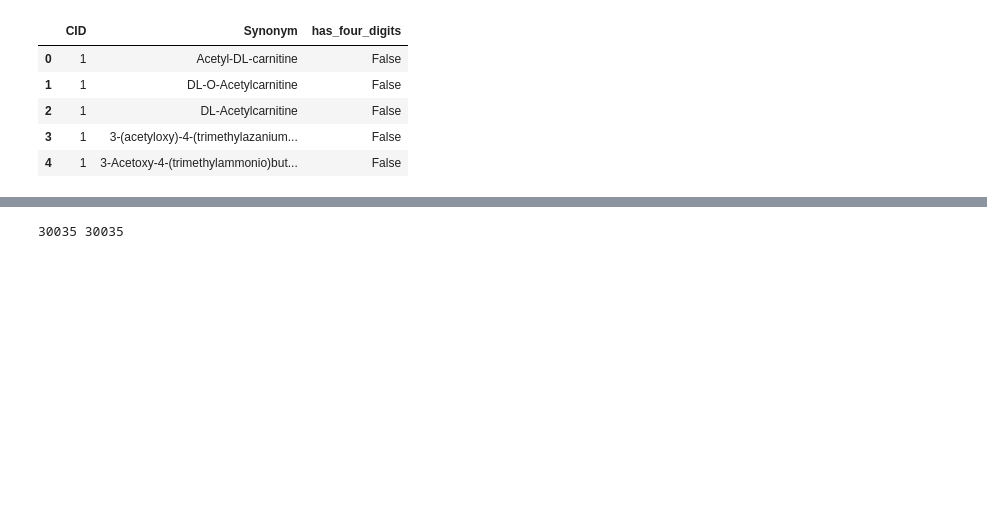
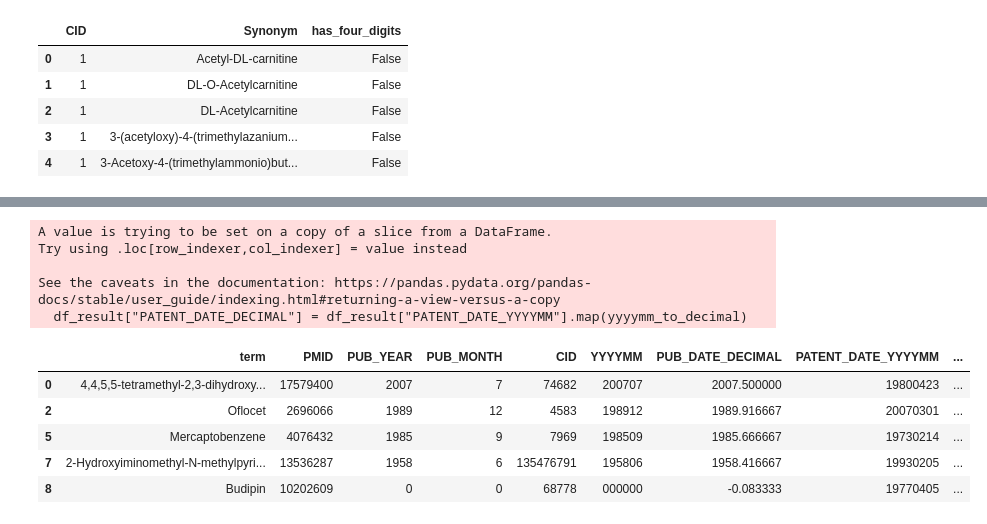
Before and after one commit to YoheiOhto/patent_time_split, a Jupyter notebook: notebook/experiment/10-search_pubmed.ipynb, the cells around one changed output, grey strips where cells are left out. Cells and saved outputs as stored; diff of their text form; code cells hidden in the pictures; blank space fills up the shorter version.

```diff
--- a/notebook/experiment/10-search_pubmed.ipynb
+++ b/notebook/experiment/10-search_pubmed.ipynb
@@ -235,4 +134,26 @@ for key in result_dict.keys():
-# %%
-print(len(X), len(y))
-# %% [output]
-30035 30035
+# %%
+df_result["CID"] = df_result["term"].map(synonym_cid)
+df_result["YYYYMM"] = df_result["PUB_YEAR"].astype(str).str.zfill(4) + df_result["PUB_MONTH"].astype(str).str.zfill(2)
+df_result["PUB_DATE_DECIMAL"] = df_result["YYYYMM"].apply(yyyymm_to_decimal)
+# %%
+cid_date_yyyymm = {cid: decimal_year_to_yyyymmdd(date) for cid, date in cid_date.items()}
+df_result["PATENT_DATE_YYYYMM"] = df_result["CID"].map(cid_date_yyyymm)
+# %%
+df_result["PATENT_DATE_DECIMAL"] = df_result["PATENT_DATE_YYYYMM"].map(yyyymm_to_decimal)
+# %% [output]
+A value is trying to be set on a copy of a slice from a DataFrame.
+Try using .loc[row_indexer,col_indexer] = value instead
+
+See the caveats in the documentation: https://pandas.pydata.org/pandas-docs/stable/user_guide/indexing.html#returning-a-view-versus-a-copy
+  df_result["PATENT_DATE_DECIMAL"] = df_result["PATENT_DATE_YYYYMM"].map(yyyymm_to_decimal)
+# %%
+df_result = df_result.dropna()
+# %%
+df_result.head()
+# %% [output]
+|  | term | PMID | PUB_YEAR | PUB_MONTH | CID | YYYYMM | PUB_DATE_DECIMAL | PATENT_DATE_YYYYMM | ... |
+| 0 | 4,4,5,5-tetramethyl-2,3-dihydroxy... | 17579400 | 2007 | 7 | 74682 | 200707 | 2007.500000 | 19800423 | ... |
+| 2 | Oflocet | 2696066 | 1989 | 12 | 4583 | 198912 | 1989.916667 | 20070301 | ... |
+| 5 | Mercaptobenzene | 4076432 | 1985 | 9 | 7969 | 198509 | 1985.666667 | 19730214 | ... |
+| 7 | 2-Hydroxyiminomethyl-N-methylpyri... | 13536287 | 1958 | 6 | 135476791 | 195806 | 1958.416667 | 19930205 | ... |
+| 8 | Budipin | 10202609 | 0 | 0 | 68778 | 000000 | -0.083333 | 19770405 | ... |
```
Also changed, not shown: parts of 32 cells of this notebook, 54 other files.
